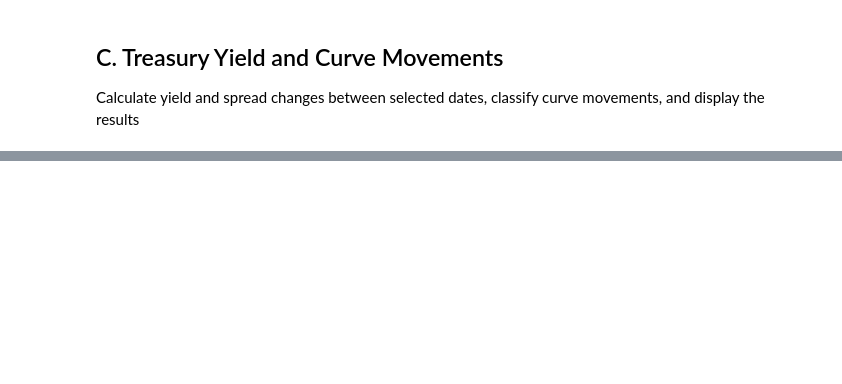
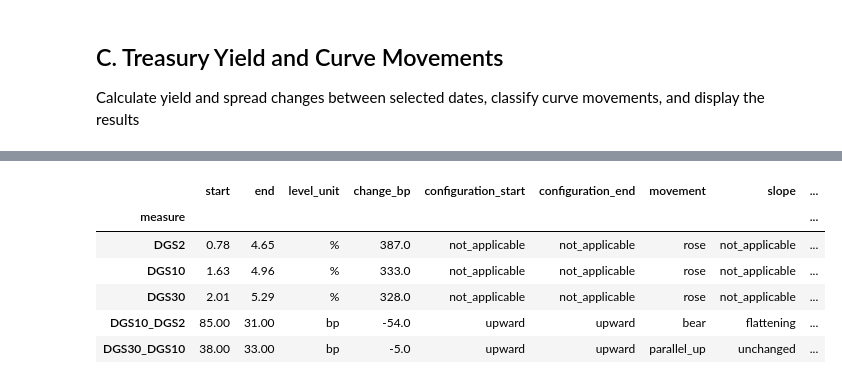
Before and after one commit to lbk209/bondview-v3, a Jupyter notebook: notebooks/analysis1_curve.ipynb, the cells around one changed output, grey strips where cells are left out. Cells and saved outputs as stored; diff of their text form; code cells hidden in the pictures; blank space fills up the shorter version.

Commit message:
update analysis1 result

```diff
--- a/notebooks/analysis1_curve.ipynb
+++ b/notebooks/analysis1_curve.ipynb
@@ -76,0 +78,10 @@ Greatest upward yield movement among available tenors: 2Y (+105.00 bp). 10Y−2Y
+# %%
+result
+# %% [output]
+|  | start | end | level_unit | change_bp | configuration_start | configuration_end | movement | slope | ... |
+| measure |  |  |  |  |  |  |  |  | ... |
+| DGS2 | 0.78 | 4.65 | % | 387.0 | not_applicable | not_applicable | rose | not_applicable | ... |
+| DGS10 | 1.63 | 4.96 | % | 333.0 | not_applicable | not_applicable | rose | not_applicable | ... |
+| DGS30 | 2.01 | 5.29 | % | 328.0 | not_applicable | not_applicable | rose | not_applicable | ... |
+| DGS10_DGS2 | 85.00 | 31.00 | bp | -54.0 | upward | upward | bear | flattening | ... |
+| DGS30_DGS10 | 38.00 | 33.00 | bp | -5.0 | upward | upward | parallel_up | unchanged | ... |
```
Also changed, not shown: parts of 4 cells of this notebook, 3 other files.
